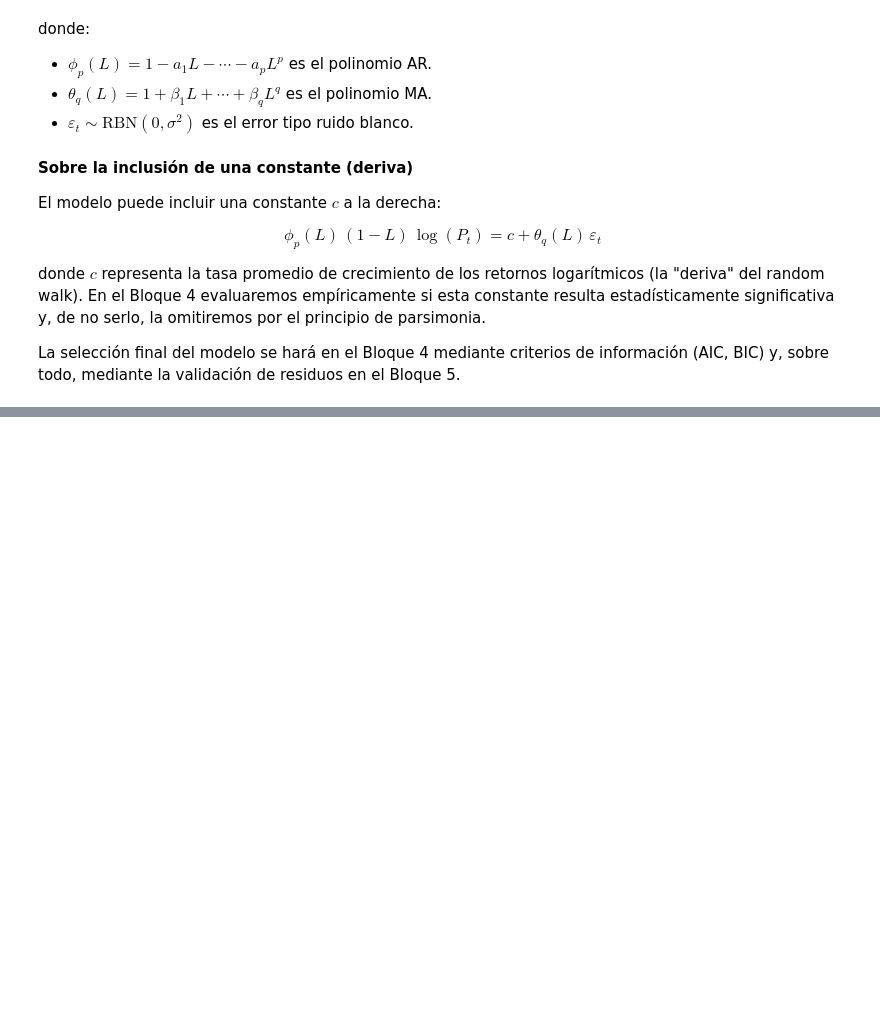
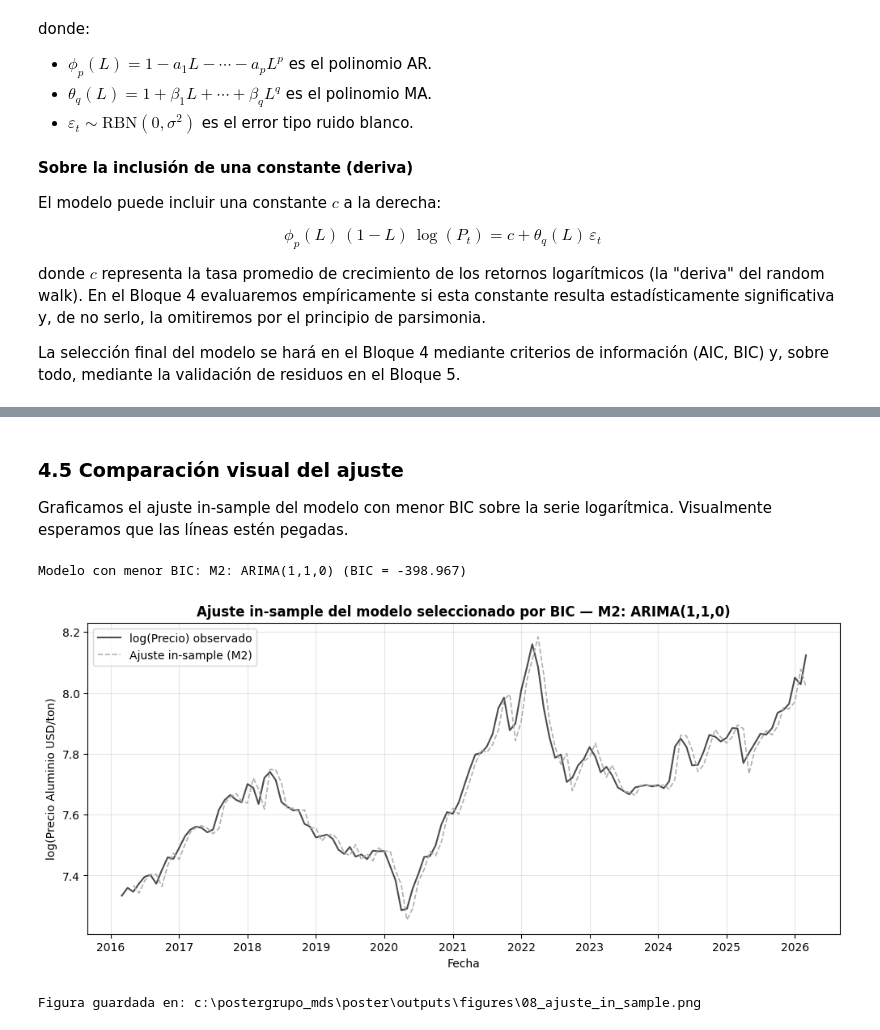
Before and after one commit to dilantovar/poster, a Jupyter notebook: notebooks/01_box_jenkins_aluminium.ipynb, the cells around one changed output, grey strips where cells are left out. Cells and saved outputs as stored; diff of their text form; code cells hidden in the pictures; blank space fills up the shorter version.

```diff
--- a/notebooks/01_box_jenkins_aluminium.ipynb
+++ b/notebooks/01_box_jenkins_aluminium.ipynb
@@ -921,0 +915,20 @@ La selección final del modelo se hará en el Bloque 4 mediante criterios de inf
+# %%
+# %% Carga de la serie y log =============================
+
+# Cargar serie procesada
+ruta_serie = DATA_PROCESSED / "aluminio_precio.csv"
+df_alum = pd.read_csv(ruta_serie, parse_dates=["fecha"])
+aluminio_serie = df_alum.set_index("fecha")["precio_aluminio"].asfreq("MS")
+
+# Construir la serie logarítmica
+aluminio_log = np.log(aluminio_serie)
+aluminio_log.name = "log_precio"
+
+# Verificación
+print(f"Observaciones serie:     {len(aluminio_serie)}")
+print(f"Observaciones log:       {len(aluminio_log)}")
+print(f"Rango temporal:          {aluminio_log.index.min().strftime('%Y-%m')} a {aluminio_log.index.max().strftime('%Y-%m')}")
+print(f"\nlog(P_t) — primeras 3 observaciones:")
+print(aluminio_log.head(3))
+print(f"\nlog(P_t) — últimas 3 observaciones:")
+print(aluminio_log.tail(3))
@@ -921,0 +1108,40 @@ La selección final del modelo se hará en el Bloque 4 mediante criterios de inf
+# %% [markdown]
+### 4.5 Comparación visual del ajuste
+
+Graficamos el ajuste in-sample del modelo con menor BIC sobre la serie logarítmica. Visualmente esperamos que las líneas estén pegadas.
+# %%
+# %% Ajuste in-sample ====================================
+
+# Identificar modelo con menor BIC
+bics = {nombre: res.bic for nombre, res in estimaciones.items()}
+modelo_mejor_bic = min(bics, key=bics.get)
+print(f"Modelo con menor BIC: {modelo_mejor_bic} (BIC = {bics[modelo_mejor_bic]:.3f})")
+
+# Ajuste in-sample del modelo con menor BIC
+fitted_mejor = estimaciones[modelo_mejor_bic].fittedvalues
+
+# Graficar (recortando primeras 2 observaciones para evitar warm-up del Kalman)
+fig, ax = plt.subplots(figsize=(12, 5))
+
+ax.plot(aluminio_log.index, aluminio_log.values, color="black", linewidth=1.5,
+        label="log(Precio) observado", alpha=0.7)
+ax.plot(fitted_mejor.index[2:], fitted_mejor.values[2:], color="#a8a8a8", linewidth=1.2,
+        label=f"Ajuste in-sample ({modelo_mejor_bic.split(':')[0]})",
+        linestyle="--", alpha=0.9)
+
+ax.set_title(f"Ajuste in-sample del modelo seleccionado por BIC — {modelo_mejor_bic}",
+             fontsize=12, fontweight="bold")
+ax.set_xlabel("Fecha")
+ax.set_ylabel("log(Precio Aluminio USD/ton)")
+ax.legend(loc="upper left")
+ax.grid(True, alpha=0.3)
+
+ruta_fig = FIGURES / "08_ajuste_in_sample.png"
+plt.savefig(ruta_fig)
+plt.show()
+
+print(f"Figura guardada en: {ruta_fig}")
+# %% [output]
+Modelo con menor BIC: M2: ARIMA(1,1,0) (BIC = -398.967)
+[figure, added]
+Figura guardada en: c:\postergrupo_mds\poster\outputs\figures\08_ajuste_in_sample.png
```
Also changed, not shown: parts of 16 cells of this notebook.
